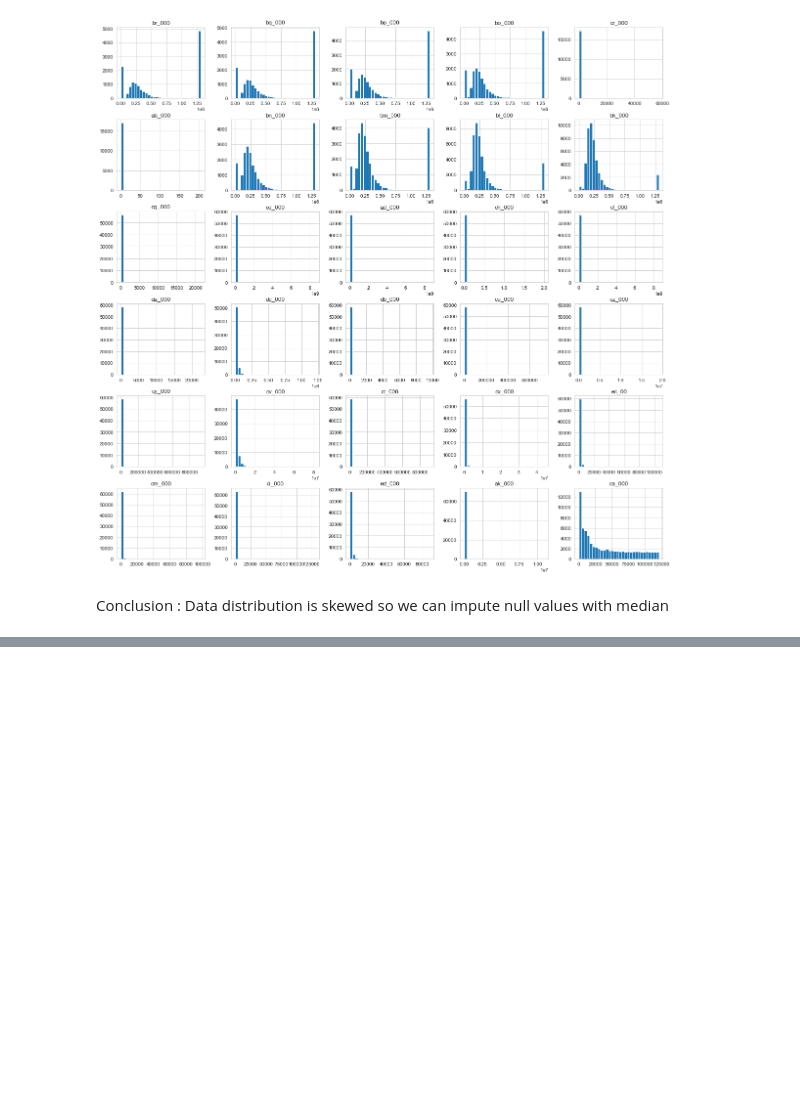
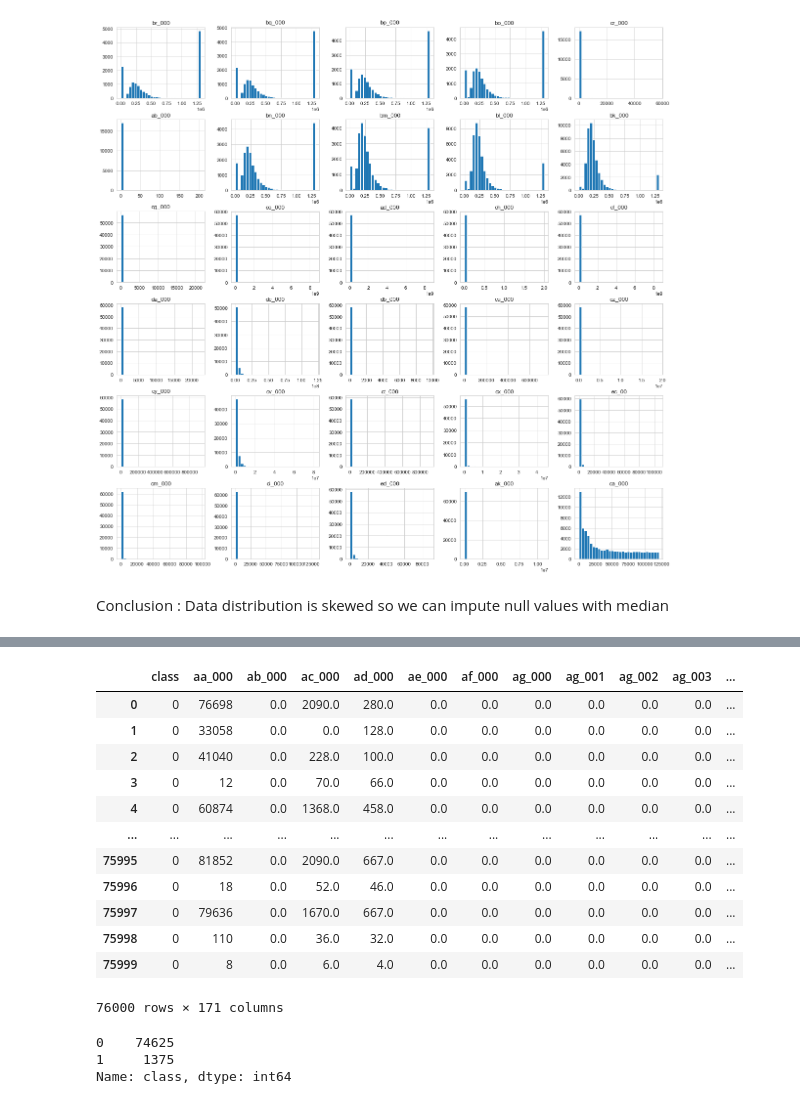
Before and after one commit to Preranapagar/ML_Projects, a Jupyter notebook: Project/Scania Truck Failure/scania_failure.ipynb, the cells around one changed output, grey strips where cells are left out. Saved outputs shown, nothing was run; the diff lists cells and outputs as text; code cells hidden in the pictures; blank space fills up the shorter version.

```diff
--- a/Project/Scania Truck Failure/scania_failure.ipynb
+++ b/Project/Scania Truck Failure/scania_failure.ipynb
@@ -269,0 +355,25 @@ Index(['ab_000', 'ac_000', 'ad_000', 'ae_000', 'af_000', 'ag_000', 'ag_001',
+# %%
+label_encoder = LabelEncoder()
+df1['class'] = label_encoder.fit_transform(df['class'])
+# %%
+df1
+# %% [output]
+|  | class | aa_000 | ab_000 | ac_000 | ad_000 | ae_000 | af_000 | ag_000 | ag_001 | ag_002 | ag_003 | ... |
+| 0 | 0 | 76698 | 0.0 | 2090.0 | 280.0 | 0.0 | 0.0 | 0.0 | 0.0 | 0.0 | 0.0 | ... |
+| 1 | 0 | 33058 | 0.0 | 0.0 | 128.0 | 0.0 | 0.0 | 0.0 | 0.0 | 0.0 | 0.0 | ... |
+| 2 | 0 | 41040 | 0.0 | 228.0 | 100.0 | 0.0 | 0.0 | 0.0 | 0.0 | 0.0 | 0.0 | ... |
+| 3 | 0 | 12 | 0.0 | 70.0 | 66.0 | 0.0 | 0.0 | 0.0 | 0.0 | 0.0 | 0.0 | ... |
+| 4 | 0 | 60874 | 0.0 | 1368.0 | 458.0 | 0.0 | 0.0 | 0.0 | 0.0 | 0.0 | 0.0 | ... |
+| ... | ... | ... | ... | ... | ... | ... | ... | ... | ... | ... | ... | ... |
+| 75995 | 0 | 81852 | 0.0 | 2090.0 | 667.0 | 0.0 | 0.0 | 0.0 | 0.0 | 0.0 | 0.0 | ... |
+| 75996 | 0 | 18 | 0.0 | 52.0 | 46.0 | 0.0 | 0.0 | 0.0 | 0.0 | 0.0 | 0.0 | ... |
+| 75997 | 0 | 79636 | 0.0 | 1670.0 | 667.0 | 0.0 | 0.0 | 0.0 | 0.0 | 0.0 | 0.0 | ... |
+| 75998 | 0 | 110 | 0.0 | 36.0 | 32.0 | 0.0 | 0.0 | 0.0 | 0.0 | 0.0 | 0.0 | ... |
+| 75999 | 0 | 8 | 0.0 | 6.0 | 4.0 | 0.0 | 0.0 | 0.0 | 0.0 | 0.0 | 0.0 | ... |
+76000 rows × 171 columns
+# %%
+df1['class'].value_counts()
+# %% [output]
+0    74625
+1     1375
+Name: class, dtype: int64
```
Also changed, not shown: parts of 15 cells of this notebook.
